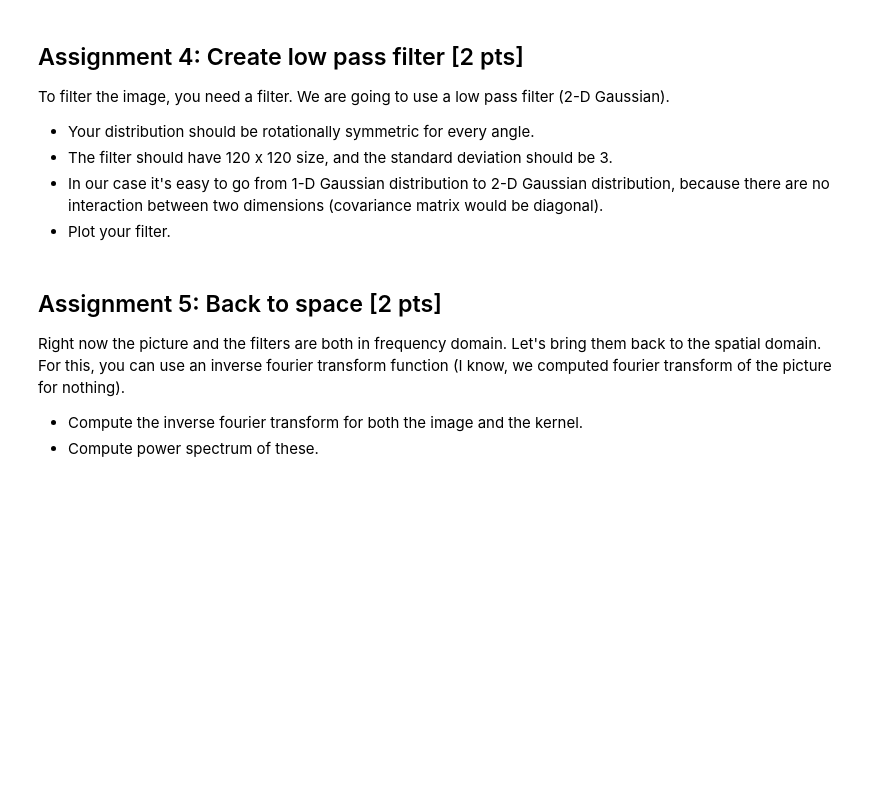
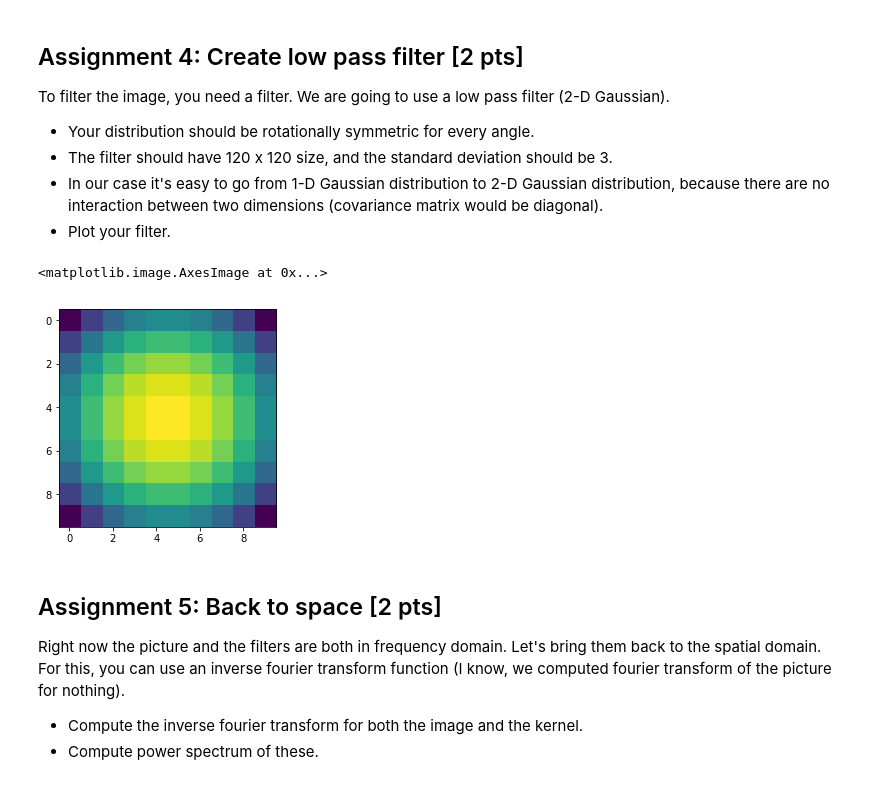
Before and after one commit to NBP-ACC/week-9-acc_6, a Jupyter notebook: sheet07.ipynb, the cells around one changed output. Drawn from its saved outputs; the diff is of its cells as text; code cells hidden in the pictures; blank space fills up the shorter version.

```diff
--- a/sheet07.ipynb
+++ b/sheet07.ipynb
@@ -150,3 +129,12 @@ To filter the image, you need a filter. We are going to use a low pass filter (2
+# %%
+x,y = np.meshgrid(np.linspace(-1,1,10),np.linspace(-1,1,10))
+d = np.sqrt(x*x+y*y)
+sigma, mu = 3.0, 0.0
+g = np.exp(-( (d-mu)**2/(2.0 * sigma**2)))
+plt.imshow(g)
+# %% [output]
+<matplotlib.image.AxesImage at 0x...>
+[figure, added]
 # %% [markdown]
 ## Assignment 5: Back to space [2 pts]
 Right now the picture and the filters are both in frequency domain. Let's bring them back to the spatial domain. For this, you can use an inverse fourier transform function (I know, we computed fourier transform of the picture for nothing).
```
Also changed, not shown: parts of 7 cells of this notebook.
